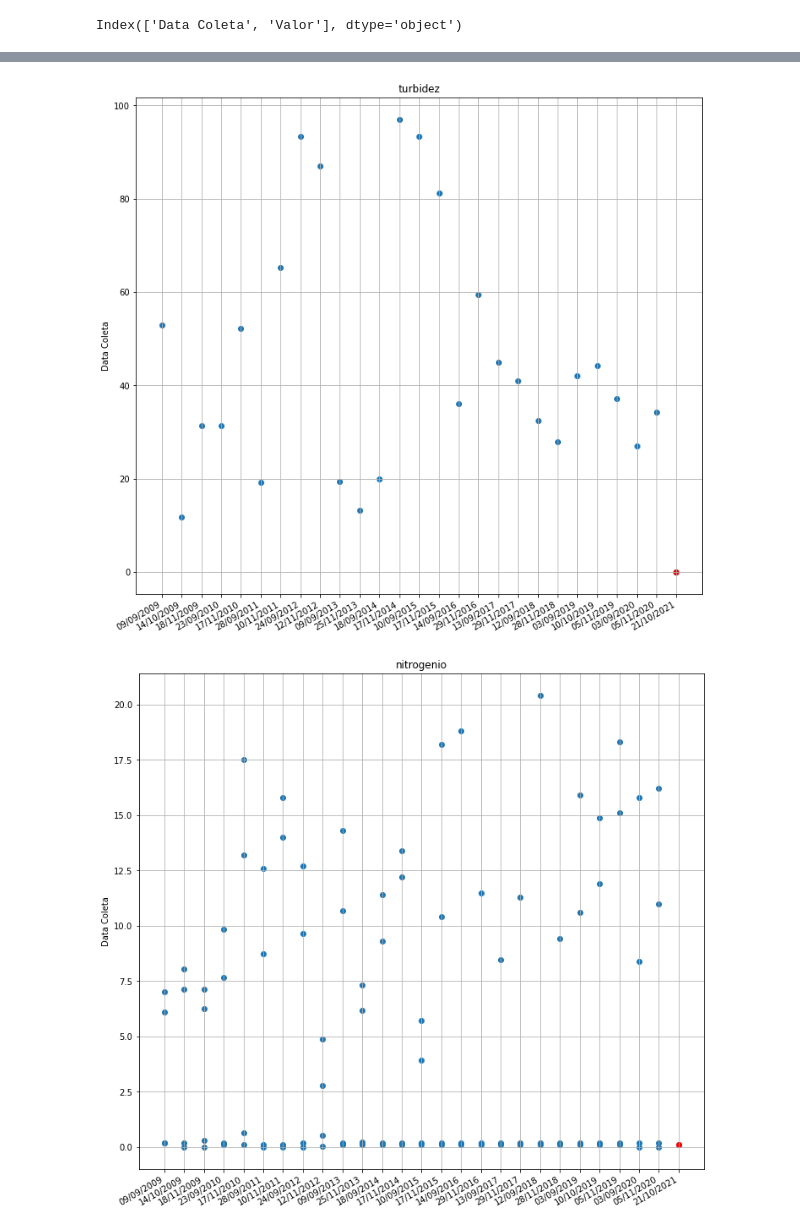
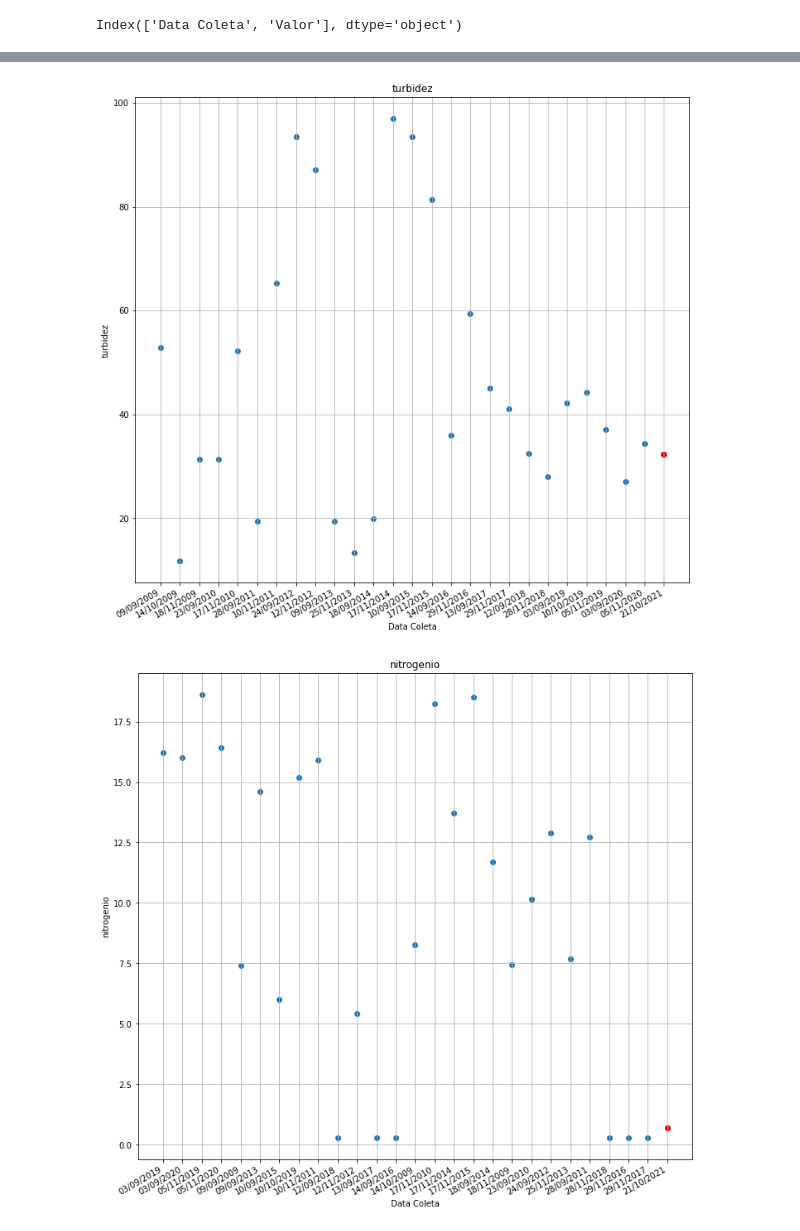
Before and after one commit to leonardodma/p3-qta, a Jupyter notebook: graficos.ipynb, the cells around one changed output, grey strips where cells are left out. Cells and saved outputs as stored; diff of their text form; code cells hidden in the pictures.

Commit message:
turbidez corrigida

```diff
--- a/graficos.ipynb
+++ b/graficos.ipynb
@@ -40,20 +46,15 @@ variaveis = {'ph':ph,'temperatura da água':temp_agua, 'temperatura do ar':temp_
 ### Plotando gráficos
 # %%
 def plot_data(data_x, data_y, title, y_label):
-    ##plt.figure(figsize=(35, 10))
-
     fig, ax = plt.subplots(figsize=(12, 12))
     plt.scatter(data_x, data_y)
     plt.scatter(data_x[-1], data_y[-1], color='red')
     plt.gcf().autofmt_xdate()
     plt.title(title)
     plt.ylabel(y_label)
+    plt.xlabel("Data Coleta")
     plt.grid(True)
-    #date_form = DateFormatter("%m-%d")
-    #ax.xaxis.set_major_formatter(date_form)
     plt.show()
 
 def filtra_out(dados):
     return dados[dados['Data Coleta'].str.contains('/09/|/10/|/11/')]
-
-nitrogenio
@@ -76,28 +63,31 @@ nitrogenio
 # %%
 coleta_data = '21/10/2021'
 coleta_ph = 6
-coleta_dbo =
-coleta_ox_dissolvido = 0.17
-coleta_temp_agua = 0.10
-coleta_temp_ar = 0.10
-coleta_nitrogenio = 0.10
-coleta_turbidez = 0.08
-#coleta_fos = 0.1
-coleta_solidos_suspensos = 0.08
-coleta_coliformes = 0.15
-list_data = [DBO, nitro, coli, pH, OD, temp, fosf, turb, res]
+coleta_dbo = 6.6
+coleta_ox_dissolvido = 0
+coleta_temp_agua = 20.5
+coleta_temp_ar = 22.7
+coleta_nitrogenio = 0.7
+coleta_turbidez = 32.22
+coleta_solidos_suspensos = 5180
+coleta_coliformes = 0
 # %%
-coleta_variaveis = {'ph':coleta_ph,'temperatura da água':coleta_temp_agua, 'temperatura do ar':coleta_temp_ar, 'coliformes':coleta_coliformes, 'solidos suspensos':coleta_solidos_suspensos, 'turbidez':coleta_turbidez, 'nitrogenio':coleta_nitrogenio, 'oxigenio dissolvido':coleta_ox_dissolvido, 'dbo':coleta_dbo}
+coleta_variaveis = {'ph':coleta_ph,
+                    'temperatura da água':coleta_temp_agua,
+                    'temperatura do ar':coleta_temp_ar,
+                    'coliformes':coleta_coliformes,
+                    'solidos suspensos':coleta_solidos_suspensos,
+                    'turbidez':coleta_turbidez,
+                    'nitrogenio':coleta_nitrogenio,
+                    'oxigenio dissolvido':coleta_ox_dissolvido,
+                    'dbo':coleta_dbo}
 # %%
 variaveis['dbo'].columns
 # %% [output]
 Index(['Data Coleta', 'Valor'], dtype='object')
 # %%
 for k,v in variaveis.items():
-    if k == 'nitrogenio':
-        v.loc[-1] = [k, coleta_data, coleta_variaveis[k]]
-    else:
-        v.loc[-1] = [coleta_data, coleta_variaveis[k]]
+    v.loc[-1] = [coleta_data, coleta_variaveis[k]]
     variaveis[k] = filtra_out(v)
-    plot_data(v['Data Coleta'], v['Valor'].astype(float), k, 'Data Coleta')
+    plot_data(variaveis[k]['Data Coleta'], variaveis[k]['Valor'], k, k)
 # %% [output]
@@ -109,2 +99,2 @@ for k,v in variaveis.items():
-[figure, old version]
+[figure, new version]
-[figure, old version]
+[figure, new version]
```
Also changed, not shown: parts of 3 cells of this notebook.
